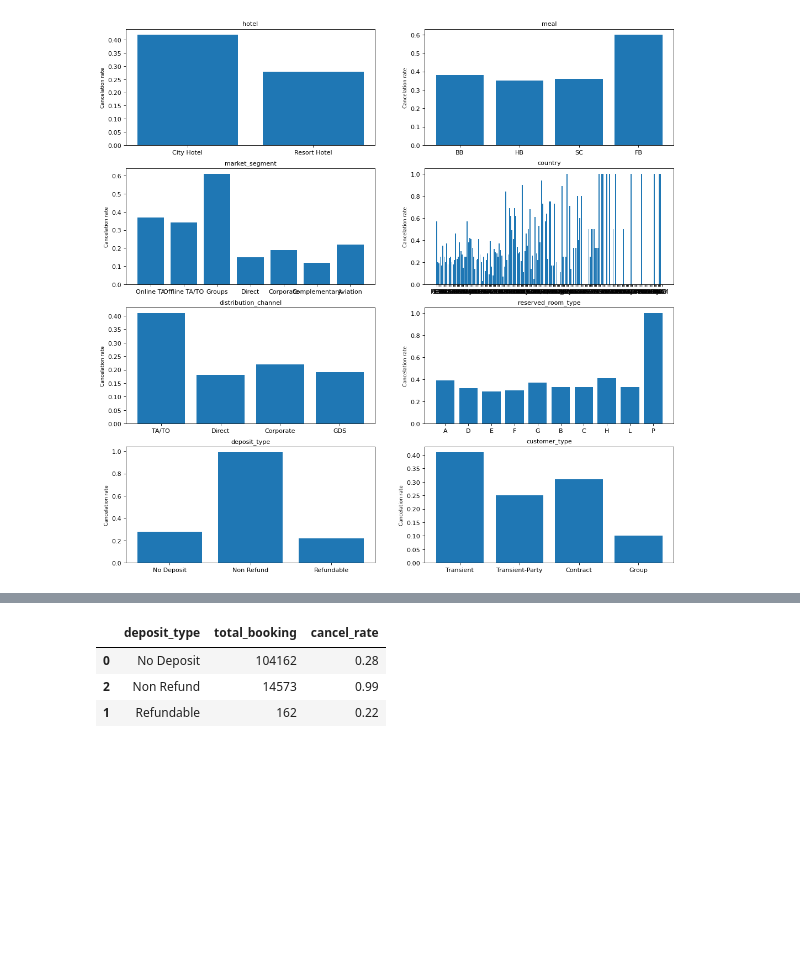
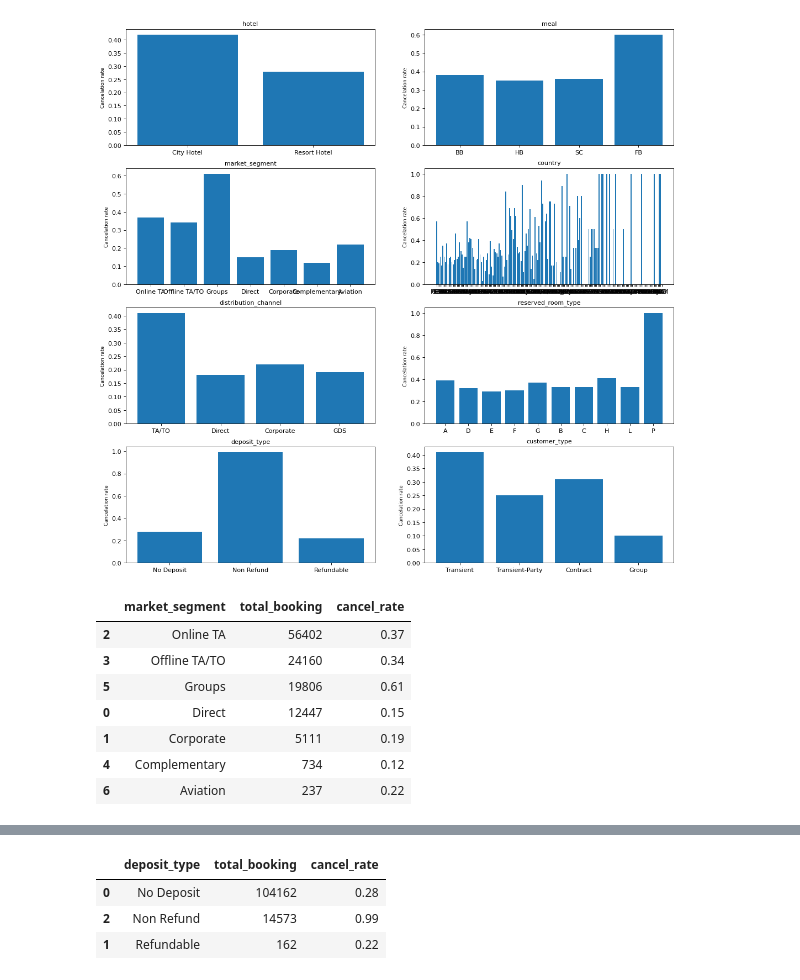
Before and after one commit to Mengyao41/ML_proj2, a Jupyter notebook: data.ipynb, the cells around one changed output, grey strips where cells are left out. Saved outputs shown, nothing was run; the diff lists cells and outputs as text; code cells hidden in the pictures; blank space fills up the shorter version.

```diff
--- a/data.ipynb
+++ b/data.ipynb
@@ -212,5 +191,16 @@ for i in range(len(cg_features)):
     plt.ylabel("Cancelation rate", fontsize=8)
 # %% [output]
 [figure]
+# %%
+cancel_by_group(d, 'market_segment')
+# %% [output]
+|  | market_segment | total_booking | cancel_rate |
+| 2 | Online TA | 56402 | 0.37 |
+| 3 | Offline TA/TO | 24160 | 0.34 |
+| 5 | Groups | 19806 | 0.61 |
+| 0 | Direct | 12447 | 0.15 |
+| 1 | Corporate | 5111 | 0.19 |
+| 4 | Complementary | 734 | 0.12 |
+| 6 | Aviation | 237 | 0.22 |
 # %%
 # see cancel rate of countries with large number of total_booking
```
Also changed, not shown: parts of 9 cells of this notebook.
